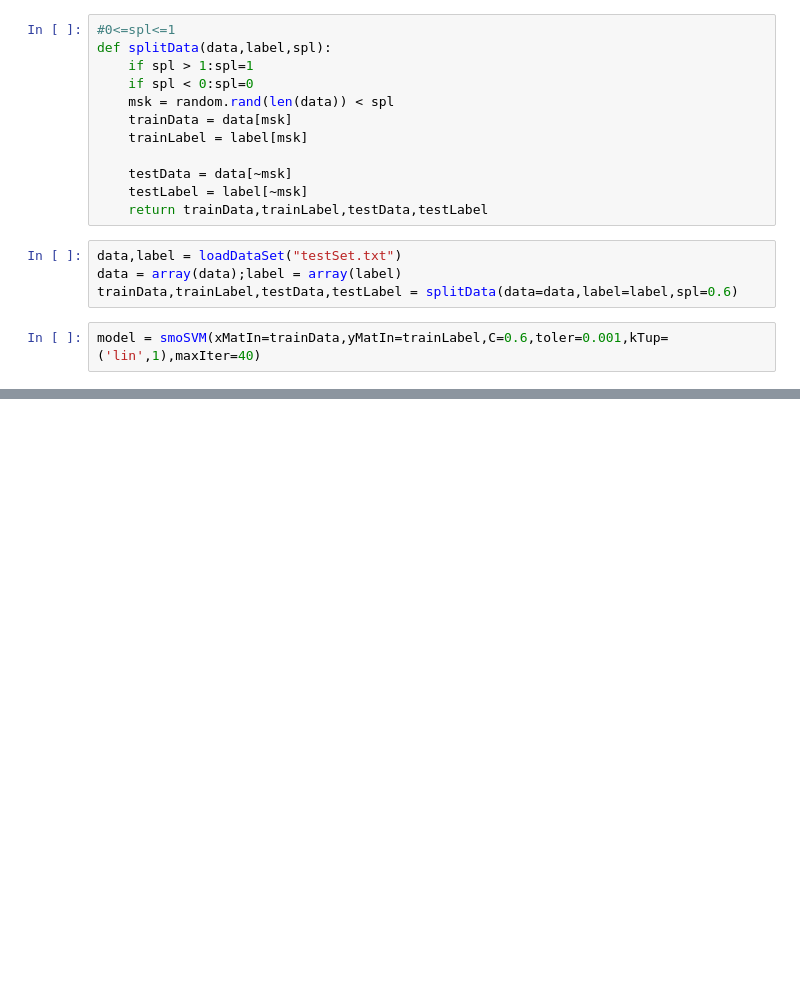
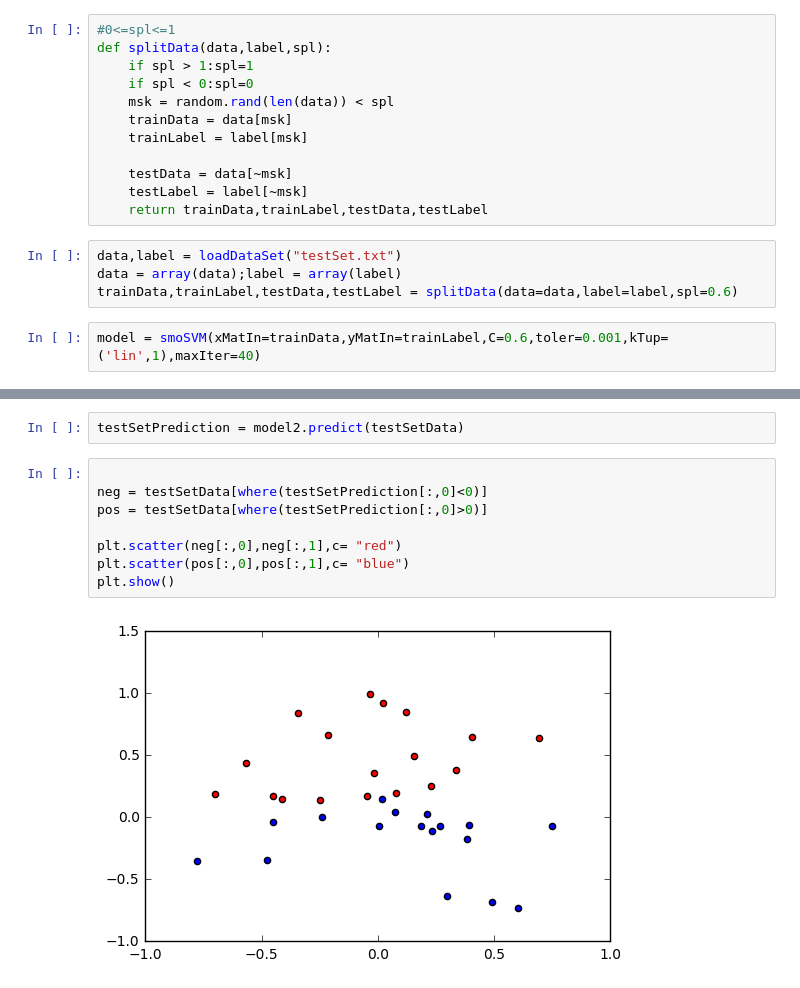
Before and after one commit to TTJason/MySVM, a Jupyter notebook: MySVM_V2.ipynb, the cells around one changed output, grey strips where cells are left out. Cells and saved outputs as stored; diff of their text form; blank space fills up the shorter version.

```diff
--- a/MySVM_V2.ipynb
+++ b/MySVM_V2.ipynb
@@ -230,0 +255,12 @@ array([[  3.54248500e+00,   1.97739800e+00],
+# %%
+testSetPrediction = model2.predict(testSetData)
+# %%
+
+neg = testSetData[where(testSetPrediction[:,0]<0)]
+pos = testSetData[where(testSetPrediction[:,0]>0)]
+
+plt.scatter(neg[:,0],neg[:,1],c= "red")
+plt.scatter(pos[:,0],pos[:,1],c= "blue")
+plt.show()
+# %% [output]
+[figure, added]
```
Also changed, not shown: parts of 10 cells of this notebook, 2 other files.
